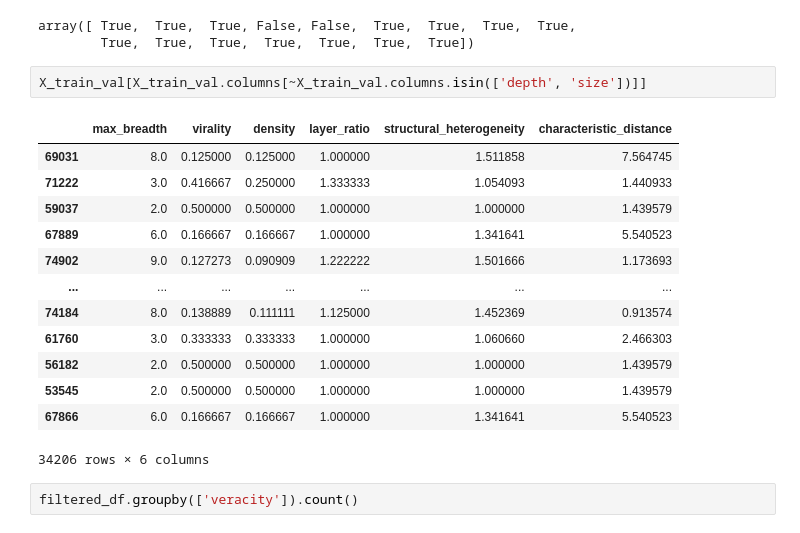
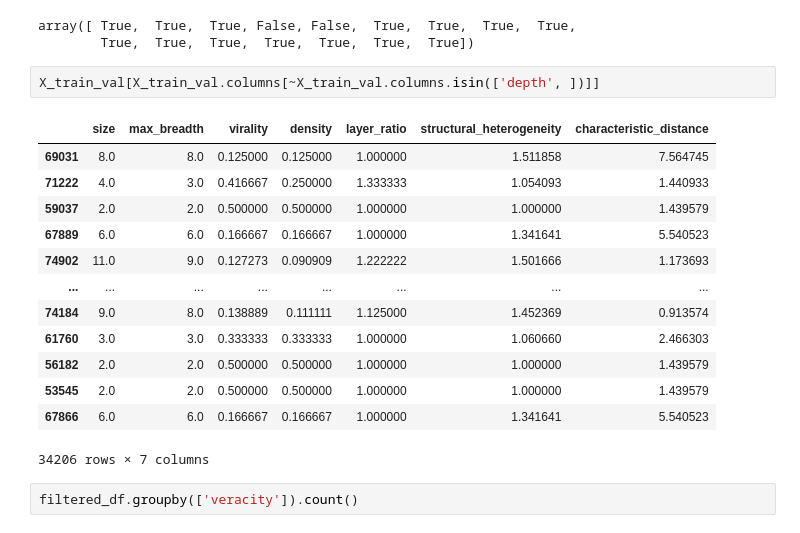
Before and after one commit to istiyaksiddiquee/thesis-work, a Jupyter notebook: RQ2/rq2.ipynb, the cells around one changed output. Drawn from its saved outputs; the diff is of its cells as text.

```diff
--- a/RQ2/rq2.ipynb
+++ b/RQ2/rq2.ipynb
@@ -40,21 +40,21 @@ filtered_df.shape
 array([ True,  True,  True, False, False,  True,  True,  True,  True,
         True,  True,  True,  True,  True,  True,  True])
 # %%
-X_train_val[X_train_val.columns[~X_train_val.columns.isin(['depth', 'size'])]]
+X_train_val[X_train_val.columns[~X_train_val.columns.isin(['depth', ])]]
 # %% [output]
-|  | max_breadth | virality | density | layer_ratio | structural_heterogeneity | characteristic_distance |
-| 69031 | 8.0 | 0.125000 | 0.125000 | 1.000000 | 1.511858 | 7.564745 |
-| 71222 | 3.0 | 0.416667 | 0.250000 | 1.333333 | 1.054093 | 1.440933 |
-| 59037 | 2.0 | 0.500000 | 0.500000 | 1.000000 | 1.000000 | 1.439579 |
-| 67889 | 6.0 | 0.166667 | 0.166667 | 1.000000 | 1.341641 | 5.540523 |
-| 74902 | 9.0 | 0.127273 | 0.090909 | 1.222222 | 1.501666 | 1.173693 |
-| ... | ... | ... | ... | ... | ... | ... |
-| 74184 | 8.0 | 0.138889 | 0.111111 | 1.125000 | 1.452369 | 0.913574 |
-| 61760 | 3.0 | 0.333333 | 0.333333 | 1.000000 | 1.060660 | 2.466303 |
-| 56182 | 2.0 | 0.500000 | 0.500000 | 1.000000 | 1.000000 | 1.439579 |
-| 53545 | 2.0 | 0.500000 | 0.500000 | 1.000000 | 1.000000 | 1.439579 |
-| 67866 | 6.0 | 0.166667 | 0.166667 | 1.000000 | 1.341641 | 5.540523 |
+|  | size | max_breadth | virality | density | layer_ratio | structural_heterogeneity | characteristic_distance |
+| 69031 | 8.0 | 8.0 | 0.125000 | 0.125000 | 1.000000 | 1.511858 | 7.564745 |
+| 71222 | 4.0 | 3.0 | 0.416667 | 0.250000 | 1.333333 | 1.054093 | 1.440933 |
+| 59037 | 2.0 | 2.0 | 0.500000 | 0.500000 | 1.000000 | 1.000000 | 1.439579 |
+| 67889 | 6.0 | 6.0 | 0.166667 | 0.166667 | 1.000000 | 1.341641 | 5.540523 |
+| 74902 | 11.0 | 9.0 | 0.127273 | 0.090909 | 1.222222 | 1.501666 | 1.173693 |
+| ... | ... | ... | ... | ... | ... | ... | ... |
+| 74184 | 9.0 | 8.0 | 0.138889 | 0.111111 | 1.125000 | 1.452369 | 0.913574 |
+| 61760 | 3.0 | 3.0 | 0.333333 | 0.333333 | 1.000000 | 1.060660 | 2.466303 |
+| 56182 | 2.0 | 2.0 | 0.500000 | 0.500000 | 1.000000 | 1.000000 | 1.439579 |
+| 53545 | 2.0 | 2.0 | 0.500000 | 0.500000 | 1.000000 | 1.000000 | 1.439579 |
+| 67866 | 6.0 | 6.0 | 0.166667 | 0.166667 | 1.000000 | 1.341641 | 5.540523 |
-34206 rows × 6 columns
+34206 rows × 7 columns
 # %%
 filtered_df.groupby(['veracity']).count()
 # %% [output]
```
Also changed, not shown: 1 other file.
